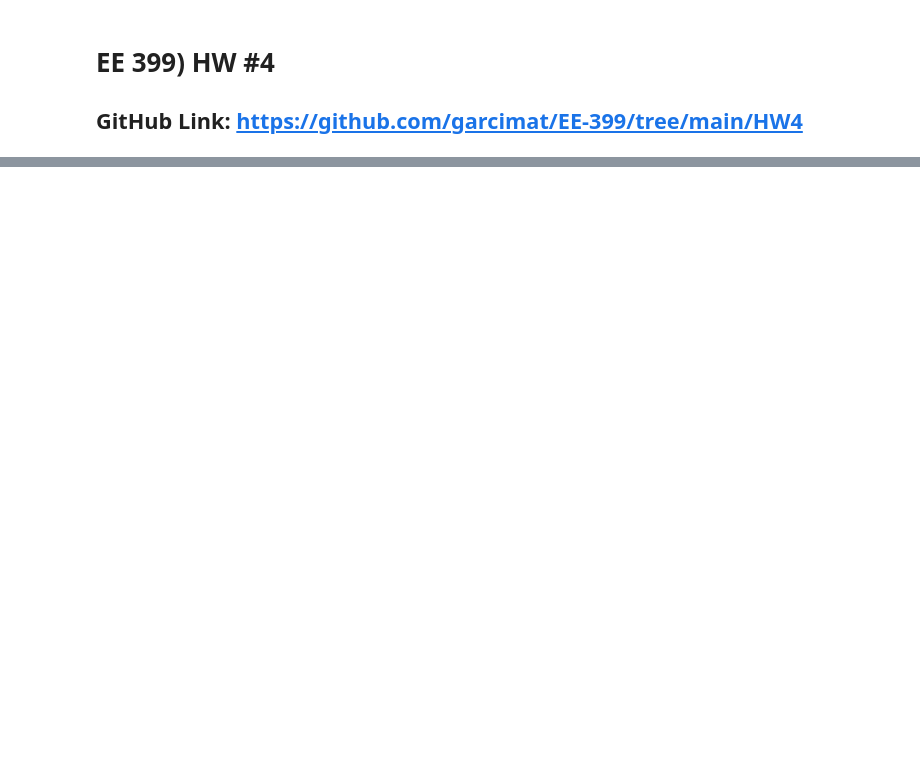
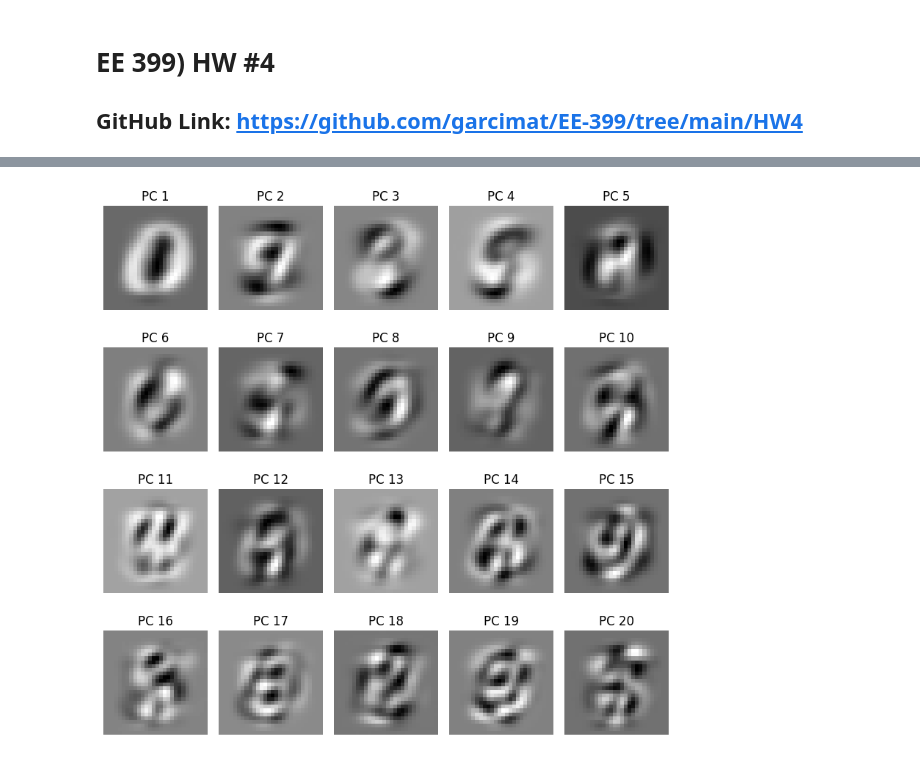
Before and after one commit to garcimat/EE-399, a Jupyter notebook: HW4/HW4_EE399.ipynb, the cells around one changed output, grey strips where cells are left out. Saved outputs shown, nothing was run; the diff lists cells and outputs as text; code cells hidden in the pictures; blank space fills up the shorter version.

```diff
--- a/HW4/HW4_EE399.ipynb
+++ b/HW4/HW4_EE399.ipynb
@@ -62,19 +206,26 @@ Test Error:  1484.4932124081433
 # %%
 # II.
   # i)
 import numpy as np
 import matplotlib.pyplot as plt
 from sklearn.datasets import fetch_openml
-from sklearn.model_selection import train_test_split
 from sklearn.decomposition import PCA
-from keras.models import Sequential
-from keras.layers import Dense
 
+# Load the MNIST dataset
 mnist = fetch_openml('mnist_784')
-X = mnist.data
-Y = mnist.target
+X, y = mnist["data"], mnist["target"]
 
+# Compute the first 20 PCA modes
 pca = PCA(n_components=20)
 pca.fit(X)
 
-X_pca = pca.transform(X)
+# Plot the PCA modes
+fig, axes = plt.subplots(nrows=4, ncols=5, figsize=(8, 8))
+for i, ax in enumerate(axes.flatten()):
+    ax.imshow(pca.components_[i].reshape(28, 28), cmap='gray')
+    ax.axis('off')
+    ax.set_title(f"PC {i+1}")
+plt.tight_layout()
+plt.show()
+# %% [output]
+[figure, added]
```
Also changed, not shown: parts of 12 cells of this notebook, 2 other files.
